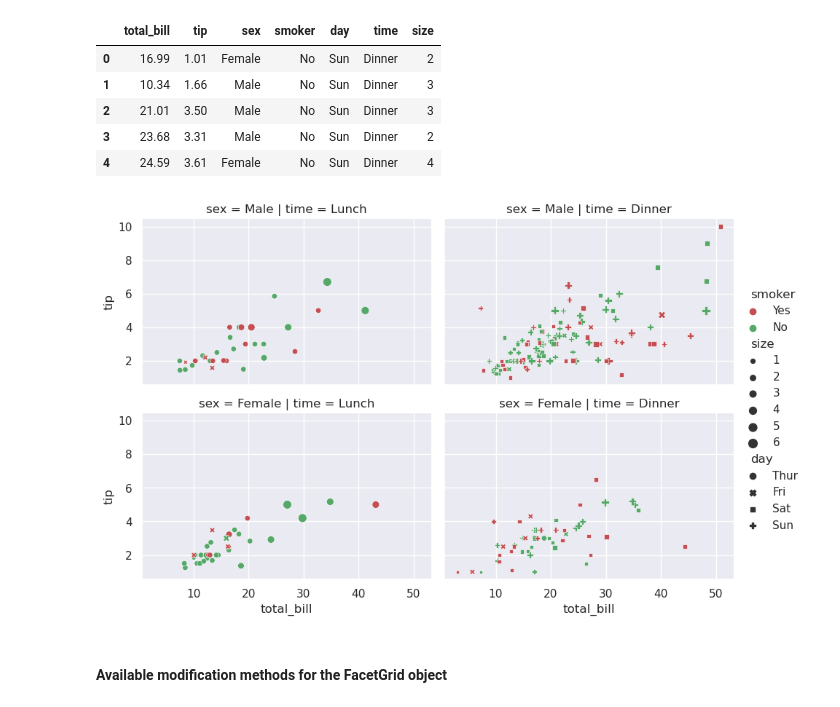
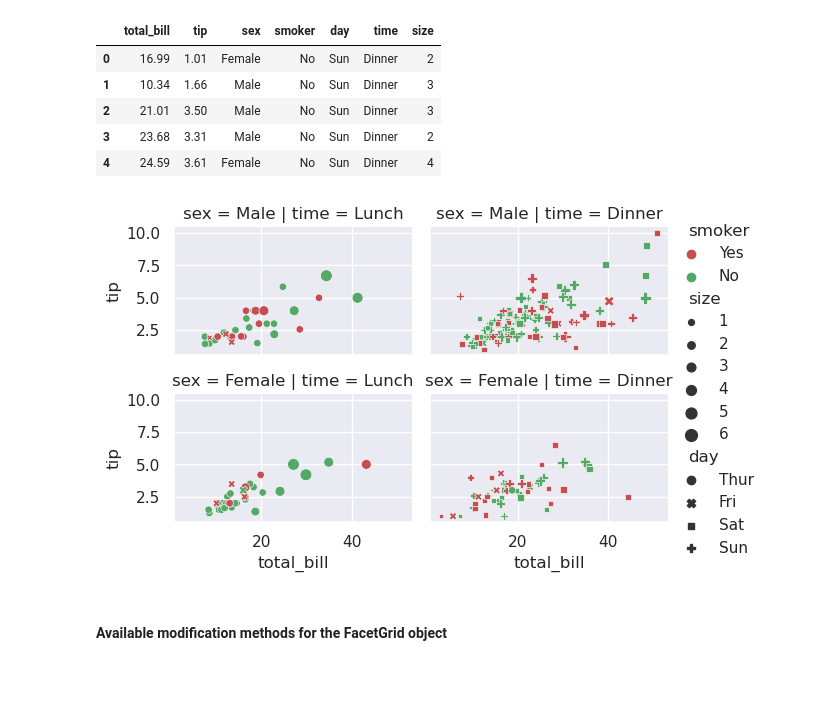
Before and after one commit to AindreaAjax/ML_Introduction, a Jupyter notebook: Data_Visualization/02_Visualizing_relations_between_two_or_more_variables.ipynb, the cells around one changed output. Cells and saved outputs as stored; diff of their text form; code cells hidden in the pictures; blank space fills up the shorter version.

```diff
--- a/Data_Visualization/02_Visualizing_relations_between_two_or_more_variables.ipynb
+++ b/Data_Visualization/02_Visualizing_relations_between_two_or_more_variables.ipynb
@@ -101,21 +103,21 @@ resturant_tips.head(5)
 # %%
 # exapmle of scatter plot
 fig = sns.relplot(
     resturant_tips,
     kind="scatter",
     x="total_bill",
     y="tip",
     hue="smoker",
     palette=["r", "g"],
     style="day",
     size="size",
     row="sex",
     col="time",
-    height=3,
+    height=2,
     aspect=1.5,
 )
 # %% [output]
-[figure, old version]
+[figure, new version]
 # %% [markdown]
 #### Available modification methods for the FacetGrid object
 # %%
```
Also changed, not shown: parts of 2 cells of this notebook, 1 other file.
